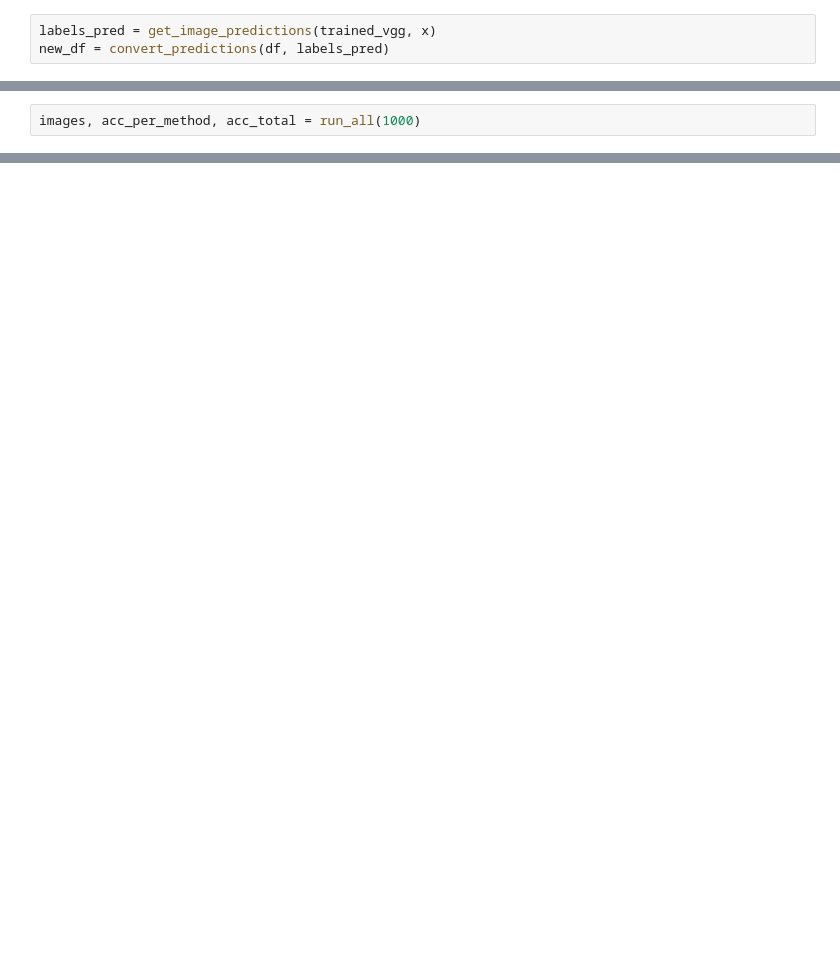
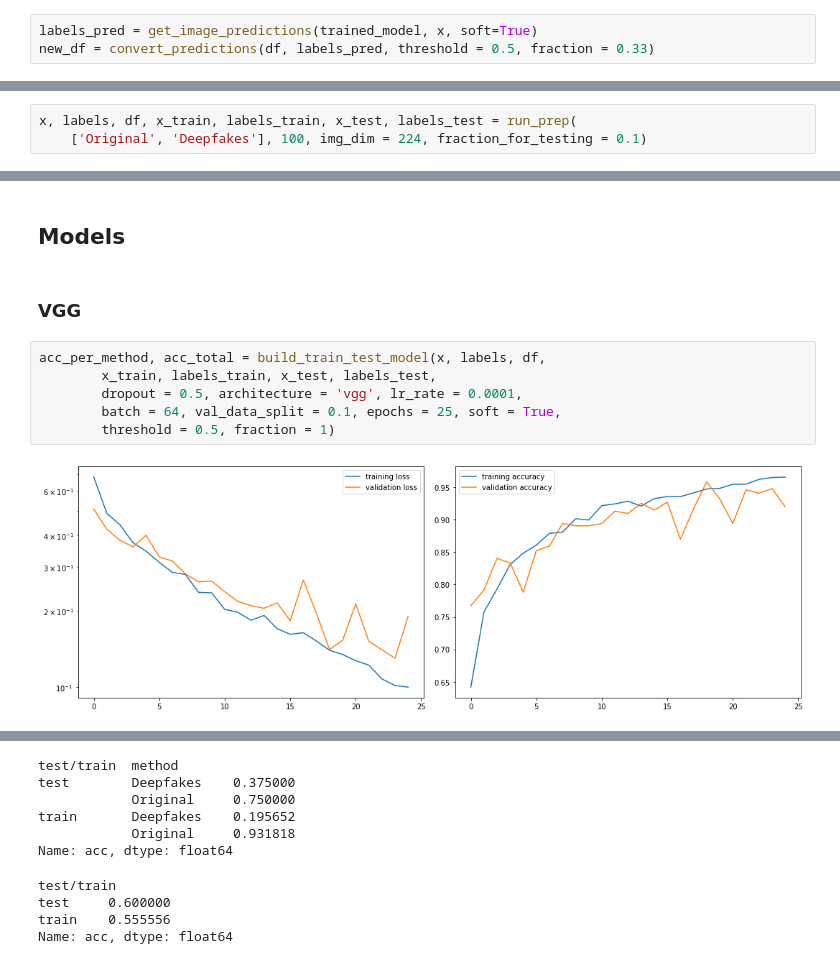
Before and after one commit to LSEDev/DeepfakeDetection, a Jupyter notebook: 25_May.ipynb, the cells around one changed output, grey strips where cells are left out. Drawn from its saved outputs; the diff is of its cells as text; blank space fills up the shorter version.

Commit message:
AI Platform Test

```diff
--- a/25_May.ipynb
+++ b/25_May.ipynb
@@ -347,6 +673,6 @@ Epoch 00050: val_accuracy did not improve from 0.98828
 # %%
-labels_pred = get_image_predictions(trained_vgg, x)
-new_df = convert_predictions(df, labels_pred)
+labels_pred = get_image_predictions(trained_model, x, soft=True)
+new_df = convert_predictions(df, labels_pred, threshold = 0.5, fraction = 0.33)
 # %%
 acc_per_method = new_df.groupby(['test/train', 'method'])['acc'].mean()
 acc_total = new_df.groupby(['test/train'])['acc'].mean()
@@ -387,2 +692,0 @@ def run_all(num):
-# %%
-images, acc_per_method, acc_total = run_all(1000)
@@ -391,0 +857,3 @@ Starting to load Original images
+# %%
+x, labels, df, x_train, labels_train, x_test, labels_test = run_prep(
+    ['Original', 'Deepfakes'], 100, img_dim = 224, fraction_for_testing = 0.1)
@@ -391,0 +878,12 @@ Starting to load Original images
+# %% [markdown]
+## Models
+# %% [markdown]
+### VGG
+# %%
+acc_per_method, acc_total = build_train_test_model(x, labels, df,
+        x_train, labels_train, x_test, labels_test,
+        dropout = 0.5, architecture = 'vgg', lr_rate = 0.0001,
+        batch = 64, val_data_split = 0.1, epochs = 25, soft = True,
+        threshold = 0.5, fraction = 1)
+# %% [output]
+[figure, added]
@@ -391,0 +892,10 @@ Starting to load Original images
+test/train  method
+test        Deepfakes    0.375000
+            Original     0.750000
+train       Deepfakes    0.195652
+            Original     0.931818
+Name: acc, dtype: float64
+test/train
+test     0.600000
+train    0.555556
+Name: acc, dtype: float64
```
Also changed, not shown: parts of 47 cells of this notebook, 1 other file.
